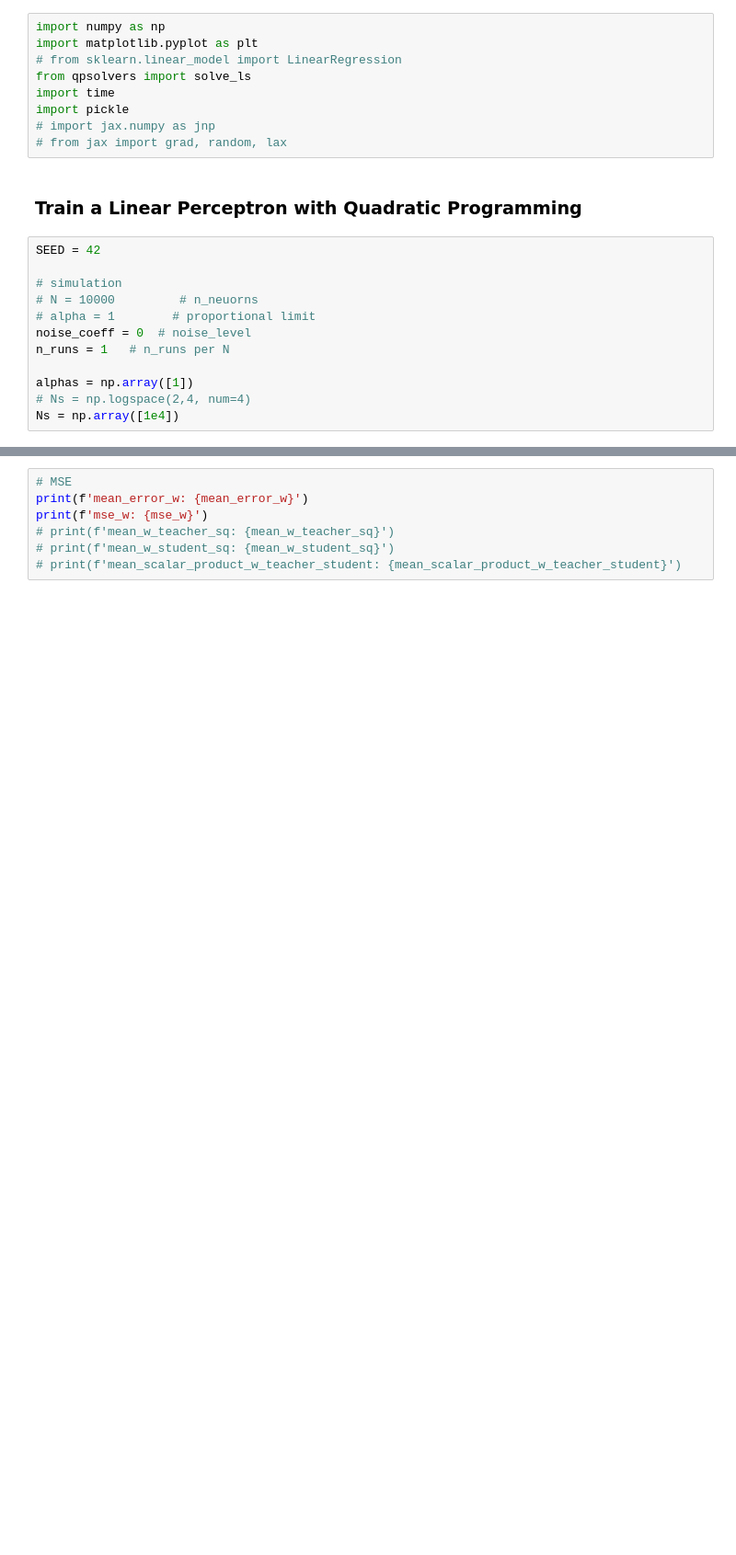
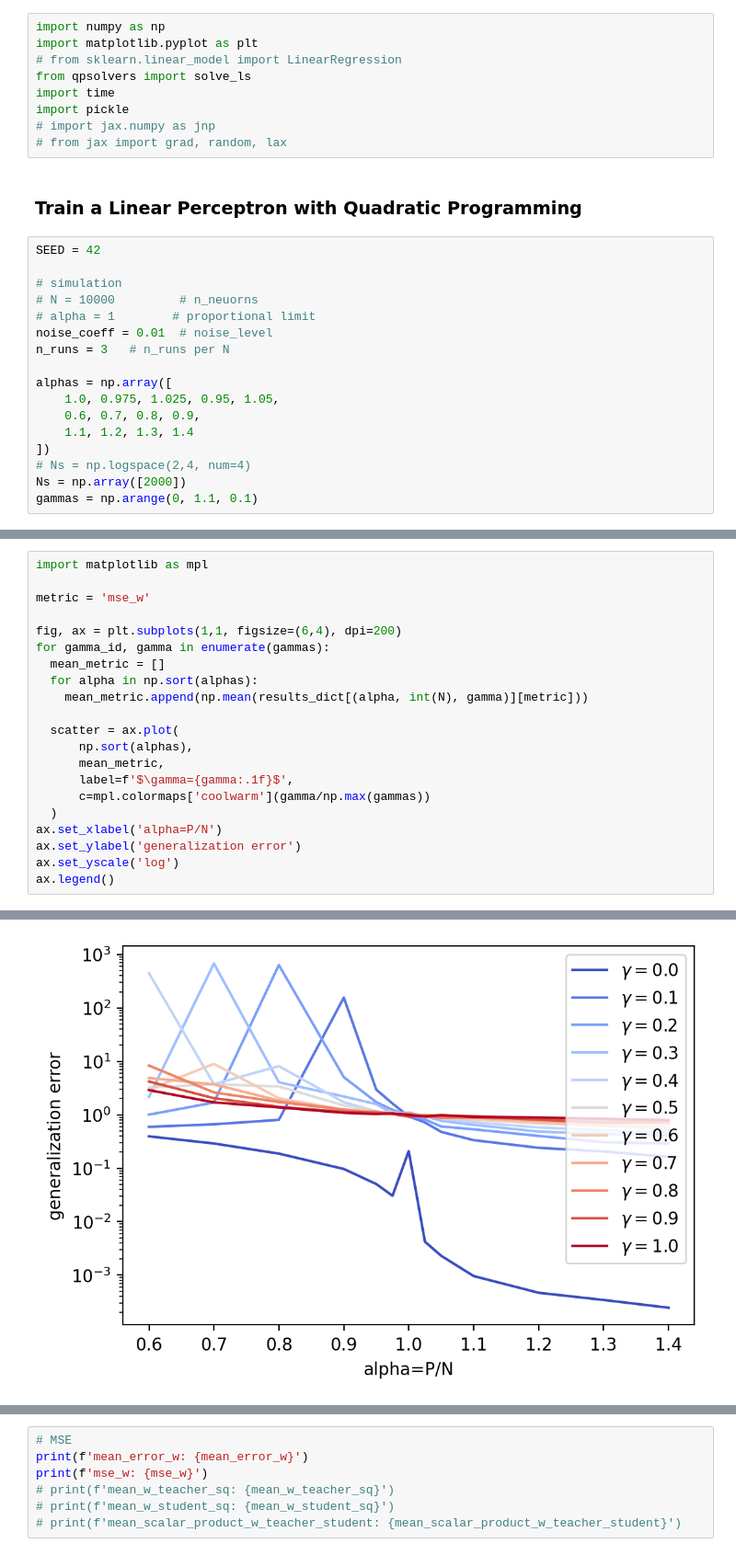
Before and after one commit to pckuo/dale-regression, a Jupyter notebook: playground_pck.ipynb, the cells around one changed output, grey strips where cells are left out. Shown: that part at 92% size. Saved outputs shown, nothing was run; the diff lists cells and outputs as text; blank space fills up the shorter version.

```diff
--- a/playground_pck.ipynb
+++ b/playground_pck.ipynb
@@ -37,12 +37,17 @@ SEED = 42
 # simulation
 # N = 10000         # n_neuorns
 # alpha = 1        # proportional limit
-noise_coeff = 0  # noise_level
-n_runs = 1   # n_runs per N
+noise_coeff = 0.01  # noise_level
+n_runs = 3   # n_runs per N
 
-alphas = np.array([1])
+alphas = np.array([
+    1.0, 0.975, 1.025, 0.95, 1.05,
+    0.6, 0.7, 0.8, 0.9,
+    1.1, 1.2, 1.3, 1.4
+])
 # Ns = np.logspace(2,4, num=4)
-Ns = np.array([1e4])
+Ns = np.array([2000])
+gammas = np.arange(0, 1.1, 0.1)
 # %%
 # set seed
 np.random.seed(SEED)
@@ -124,0 +153,22 @@ For best performance, build G as a scipy.sparse.csc_matrix rather than as a nump
+# %%
+import matplotlib as mpl
+
+metric = 'mse_w'
+
+fig, ax = plt.subplots(1,1, figsize=(6,4), dpi=200)
+for gamma_id, gamma in enumerate(gammas):
+  mean_metric = []
+  for alpha in np.sort(alphas):
+    mean_metric.append(np.mean(results_dict[(alpha, int(N), gamma)][metric]))
+
+  scatter = ax.plot(
+      np.sort(alphas),
+      mean_metric,
+      label=f'$\gamma={gamma:.1f}$',
+      c=mpl.colormaps['coolwarm'](gamma/np.max(gammas))
+  )
+ax.set_xlabel('alpha=P/N')
+ax.set_ylabel('generalization error')
+ax.set_yscale('log')
+ax.legend()
+# %% [output]
@@ -124,0 +176 @@ For best performance, build G as a scipy.sparse.csc_matrix rather than as a nump
+[figure, added]
```
Also changed, not shown: parts of 7 cells of this notebook.
